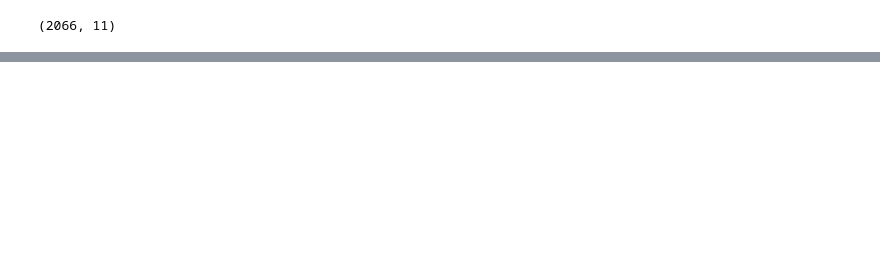
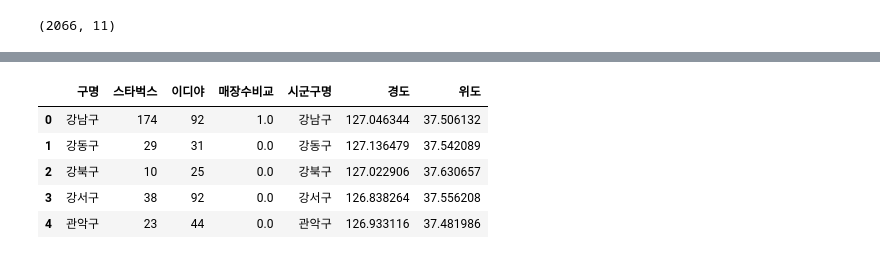
Before and after one commit to ujcheon/Bigdata_Analysis, a Jupyter notebook: 스타벅스_이디야_상관성분석.ipynb, the cells around one changed output, grey strips where cells are left out. Cells and saved outputs as stored; diff of their text form; code cells hidden in the pictures; blank space fills up the shorter version.

```diff
--- a/스타벅스_이디야_상관성분석.ipynb
+++ b/스타벅스_이디야_상관성분석.ipynb
@@ -147,0 +310,4 @@ df_cafe.to_csv('df_cafe.csv',index=False)
+# %%
+df_vs = df_count.pivot(index='구명', columns='브랜드명', values='매장수')
+df_vs['매장수비교'] = df_vs['스타벅스'] - df_vs['이디야'] >0
+df_vs.head()
@@ -147,0 +322,3 @@ df_cafe.to_csv('df_cafe.csv',index=False)
+# %%
+df_vs['매장수비교'] = df_vs['매장수비교'].astype(float)
+df_vs.head()
@@ -147,0 +333,3 @@ df_cafe.to_csv('df_cafe.csv',index=False)
+# %%
+df_vs = df_vs.reset_index()
+df_vs.head()
@@ -147,0 +343,4 @@ df_cafe.to_csv('df_cafe.csv',index=False)
+# %%
+df_gu_mean = df_cafe.pivot_table(index ='시군구명', values=['경도','위도'], aggfunc = 'mean')
+df_gu_mean = df_gu_mean.reset_index()
+df_gu_mean.head()
@@ -147,0 +354,10 @@ df_cafe.to_csv('df_cafe.csv',index=False)
+# %%
+df_vs = df_vs.merge(df_gu_mean, how='inner', left_on='구명', right_on='시군구명')
+df_vs.head()
+# %% [output]
+|  | 구명 | 스타벅스 | 이디야 | 매장수비교 | 시군구명 | 경도 | 위도 |
+| 0 | 강남구 | 174 | 92 | 1.0 | 강남구 | 127.046344 | 37.506132 |
+| 1 | 강동구 | 29 | 31 | 0.0 | 강동구 | 127.136479 | 37.542089 |
+| 2 | 강북구 | 10 | 25 | 0.0 | 강북구 | 127.022906 | 37.630657 |
+| 3 | 강서구 | 38 | 92 | 0.0 | 강서구 | 126.838264 | 37.556208 |
+| 4 | 관악구 | 23 | 44 | 0.0 | 관악구 | 126.933116 | 37.481986 |
```
Also changed, not shown: parts of 23 cells of this notebook, 1 other file.
